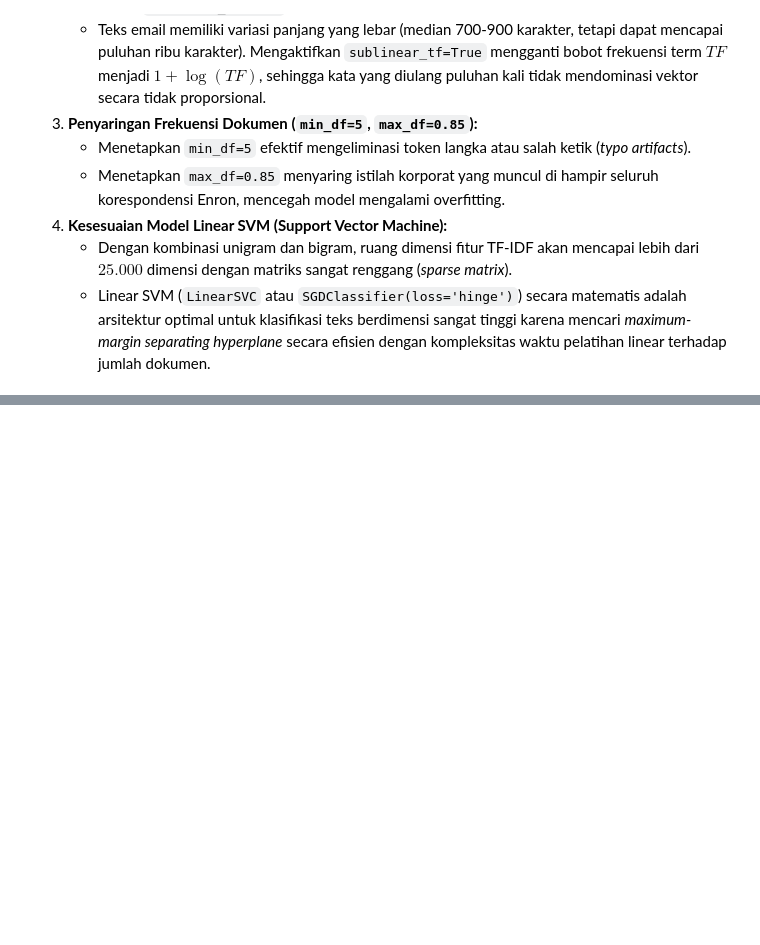
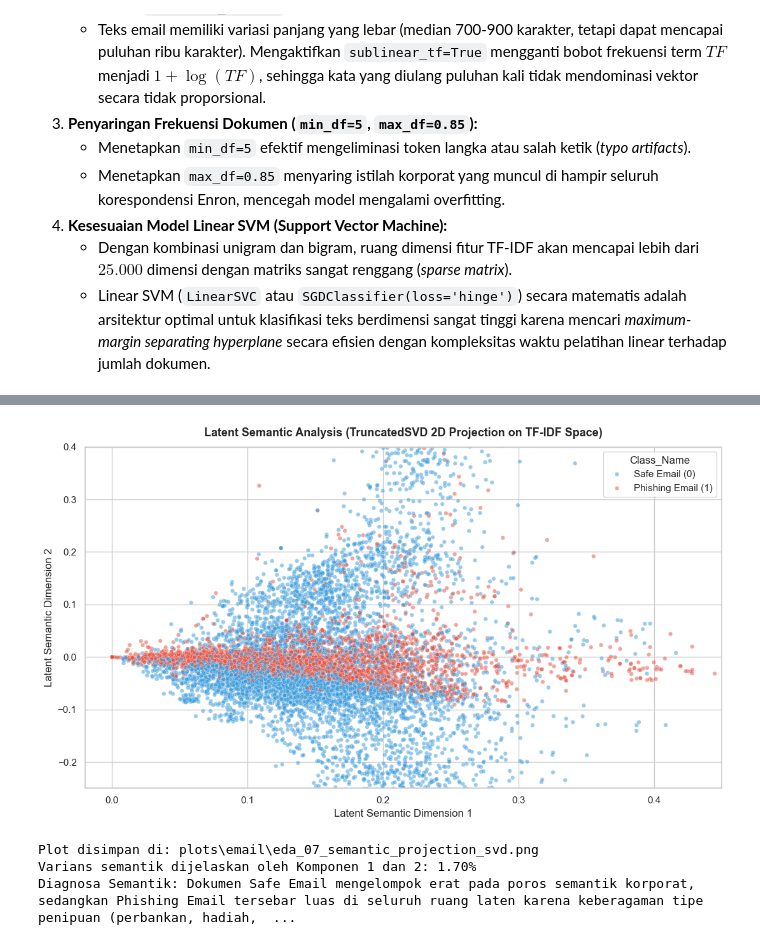
Before and after one commit to fathirrizkifadillah/PhisGuard_Model_Training, a Jupyter notebook: email.ipynb, the cells around one changed output, grey strips where cells are left out. Drawn from its saved outputs; the diff is of its cells as text; code cells hidden in the pictures; blank space fills up the shorter version.

```diff
--- a/email.ipynb
+++ b/email.ipynb
@@ -980,0 +1103,38 @@ Berdasarkan analisis eksplorasi data NLP di atas, berikut adalah implikasi krusi
+# %%
+from sklearn.feature_extraction.text import TfidfVectorizer
+from sklearn.decomposition import TruncatedSVD
+
+# Konstruksi TF-IDF pada sampel representatif untuk analisis semantik ruang laten
+sample_text_df = df_clean_email.sample(10000, random_state=42)
+tfidf_svd = TfidfVectorizer(max_features=5000, ngram_range=(1, 2), stop_words='english', sublinear_tf=True)
+X_tfidf_sample = tfidf_svd.fit_transform(sample_text_df['cleaned_text'])
+
+# Reduksi ke 2D menggunakan TruncatedSVD
+svd_2d = TruncatedSVD(n_components=2, random_state=42)
+X_svd_2d = svd_2d.fit_transform(X_tfidf_sample)
+
+df_svd = pd.DataFrame(X_svd_2d, columns=['Semantic_Dim_1', 'Semantic_Dim_2'])
+df_svd['Class_Name'] = sample_text_df['Class_Name'].values
+
+plt.figure(figsize=(11, 6.5))
+sns.scatterplot(data=df_svd, x='Semantic_Dim_1', y='Semantic_Dim_2', hue='Class_Name',
+                palette={'Safe Email (0)': '#3498db', 'Phishing Email (1)': '#e74c3c'},
+                alpha=0.5, s=22)
+plt.title('Latent Semantic Analysis (TruncatedSVD 2D Projection on TF-IDF Space)', fontsize=13, fontweight='bold', pad=12)
+plt.xlabel('Latent Semantic Dimension 1')
+plt.ylabel('Latent Semantic Dimension 2')
+plt.xlim(-0.02, 0.45)
+plt.ylim(-0.25, 0.40)
+plt.tight_layout()
+eda_file7 = EDA_PLOT_DIR / 'eda_07_semantic_projection_svd.png'
+plt.savefig(eda_file7, dpi=200, bbox_inches='tight')
+plt.show()
+print(f"Plot disimpan di: {eda_file7}")
+
+print(f"Varians semantik dijelaskan oleh Komponen 1 dan 2: {sum(svd_2d.explained_variance_ratio_)*100:.2f}%")
+print("Diagnosa Semantik: Dokumen Safe Email mengelompok erat pada poros semantik korporat, sedangkan Phishing Email tersebar luas di seluruh ruang laten karena keberagaman tipe penipuan (perbankan, hadiah, suspensi akun).")
+# %% [output]
+[figure, added]
+Plot disimpan di: plots\email\eda_07_semantic_projection_svd.png
+Varians semantik dijelaskan oleh Komponen 1 dan 2: 1.70%
+Diagnosa Semantik: Dokumen Safe Email mengelompok erat pada poros semantik korporat, sedangkan Phishing Email tersebar luas di seluruh ruang laten karena keberagaman tipe penipuan (perbankan, hadiah,  ...
```
Also changed, not shown: parts of 6 cells of this notebook, 9 other files.
